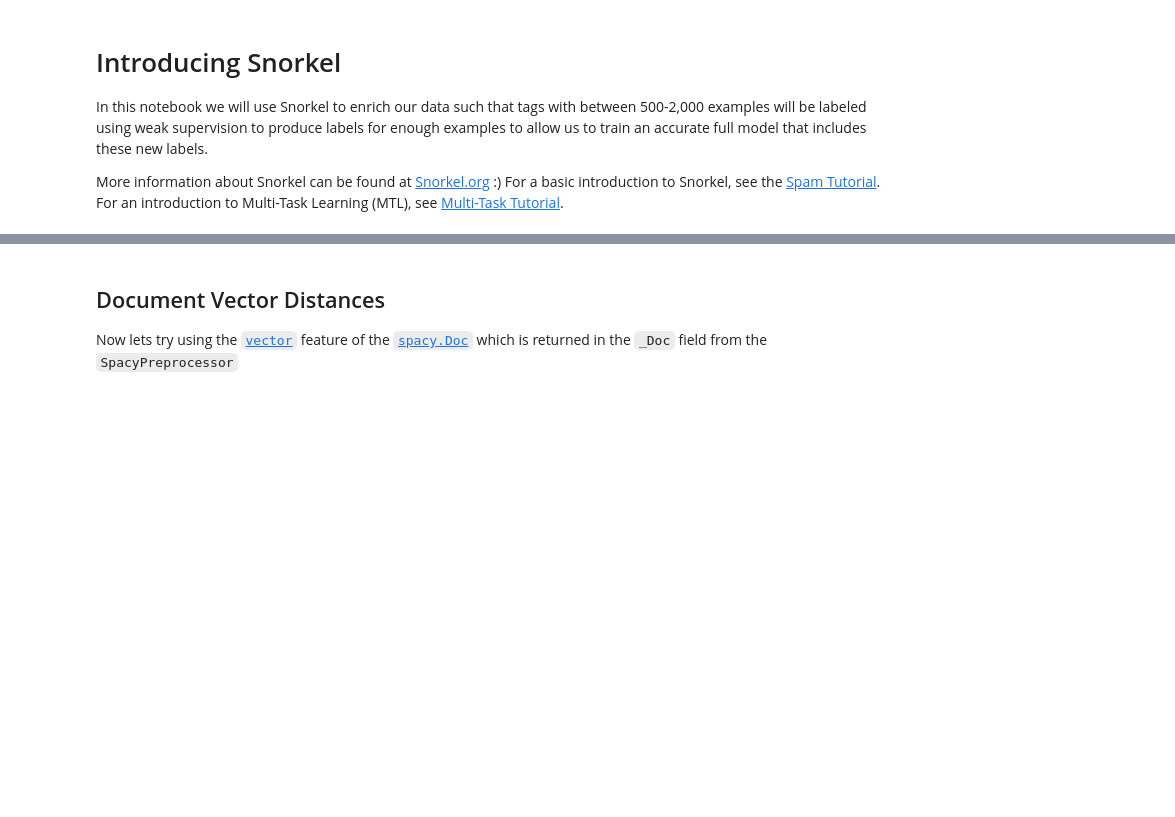
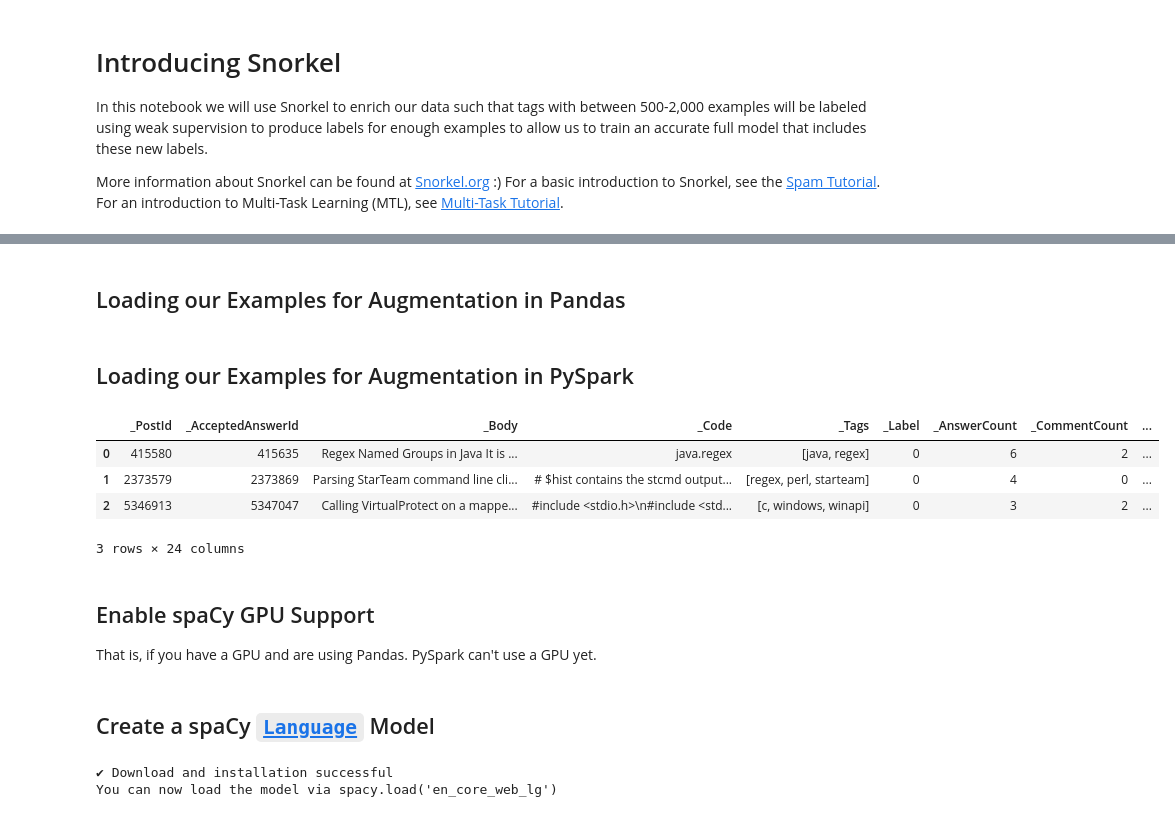
Before and after one commit to rjurney/weakly_supervised_learning_code, a Jupyter notebook: ch05/Snorkel.ipynb, the cells around one changed output, grey strips where cells are left out. Cells and saved outputs as stored; diff of their text form; code cells hidden in the pictures; blank space fills up the shorter version.

```diff
--- a/ch05/Snorkel.ipynb
+++ b/ch05/Snorkel.ipynb
@@ -260,4 +42,14 @@ LF
-# %% [markdown]
-## Document Vector Distances
-
-Now lets try using the [`vector`](https://spacy.io/api/doc#vector) feature of the [`spacy.Doc`](https://spacy.io/api/doc) which is returned in the `_Doc` field from the `SpacyPreprocessor`
+# %%
+PATHS = {
+    'questions': {
+        'local': '../data/stackoverflow/Questions.Tags.{}.parquet',
+        's3': 's3://stackoverflow-events/08-05-2019/Questions.Tags.{}.parquet',
+    },
+}
+
+# Define a set of paths for each step for local and S3
+PATH_SET = 'local' # 's3'
+
+path = PATHS['questions'][PATH_SET].format(TAG_LIMIT)
+# %% [markdown]
+## Loading our Examples for Augmentation in Pandas
@@ -263,0 +62,30 @@ Now lets try using the [`vector`](https://spacy.io/api/doc#vector) feature of th
+# %% [markdown]
+## Loading our Examples for Augmentation in PySpark
+# %%
+from pyspark import SparkContext
+import pyspark.sql.functions as F
+import pyspark.sql.types as T
+from pyspark.sql import SparkSession
+
+spark = SparkSession \
+    .builder \
+    .appName("Programming Language Extraction Example") \
+    .config('spark.dynamicAllocation.enabled', True) \
+    .config('spark.shuffle.service.enabled', True) \
+    .getOrCreate()
+sc = spark.sparkContext
+
+path = PATHS['questions']['local'].format(TAG_LIMIT)
+
+question_df = spark.read.parquet(path)
+question_df.limit(3).toPandas()
+# %% [output]
+|  | _PostId | _AcceptedAnswerId | _Body | _Code | _Tags | _Label | _AnswerCount | _CommentCount | ... |
+| 0 | 415580 | 415635 | Regex Named Groups in Java It is ... | java.regex | [java, regex] | 0 | 6 | 2 | ... |
+| 1 | 2373579 | 2373869 | Parsing StarTeam command line cli... | # $hist contains the stcmd output... | [regex, perl, starteam] | 0 | 4 | 0 | ... |
+| 2 | 5346913 | 5347047 | Calling VirtualProtect on a mappe... | #include <stdio.h>\n#include <std... | [c, windows, winapi] | 0 | 3 | 2 | ... |
+3 rows × 24 columns
+# %% [markdown]
+## Enable spaCy GPU Support
+
+That is, if you have a GPU and are using Pandas. PySpark can't use a GPU yet.
@@ -263,0 +94,14 @@ Now lets try using the [`vector`](https://spacy.io/api/doc#vector) feature of th
+# %% [markdown]
+## Create a spaCy [`Language`](https://spacy.io/api/language) Model
+# %%
+from spacy.pipeline import merge_entities
+
+# Download the spaCy english model
+spacy.cli.download('en_core_web_lg')
+nlp = spacy.load("en_core_web_lg", disable=["vectors"])
+
+# Merge multi-token entities together
+nlp.add_pipe(merge_entities)
+# %% [output]
+✔ Download and installation successful
+You can now load the model via spacy.load('en_core_web_lg')
```
Also changed, not shown: parts of 42 cells of this notebook.
